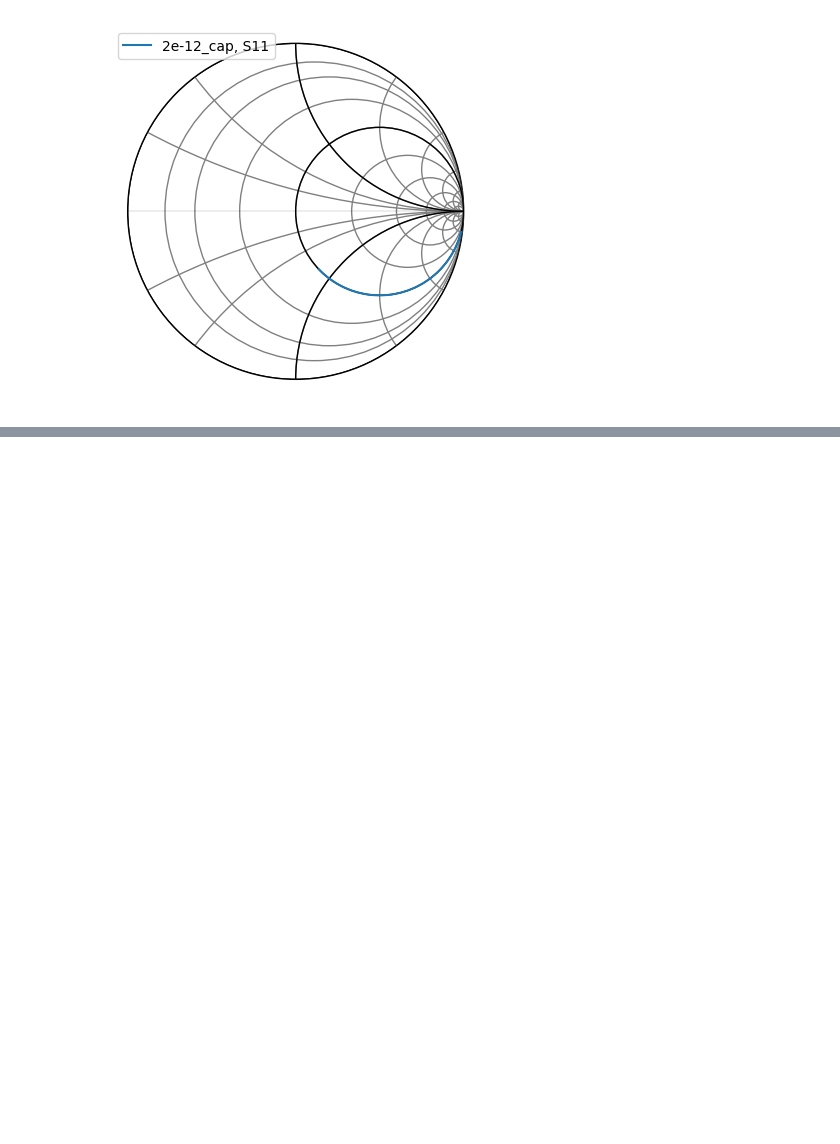
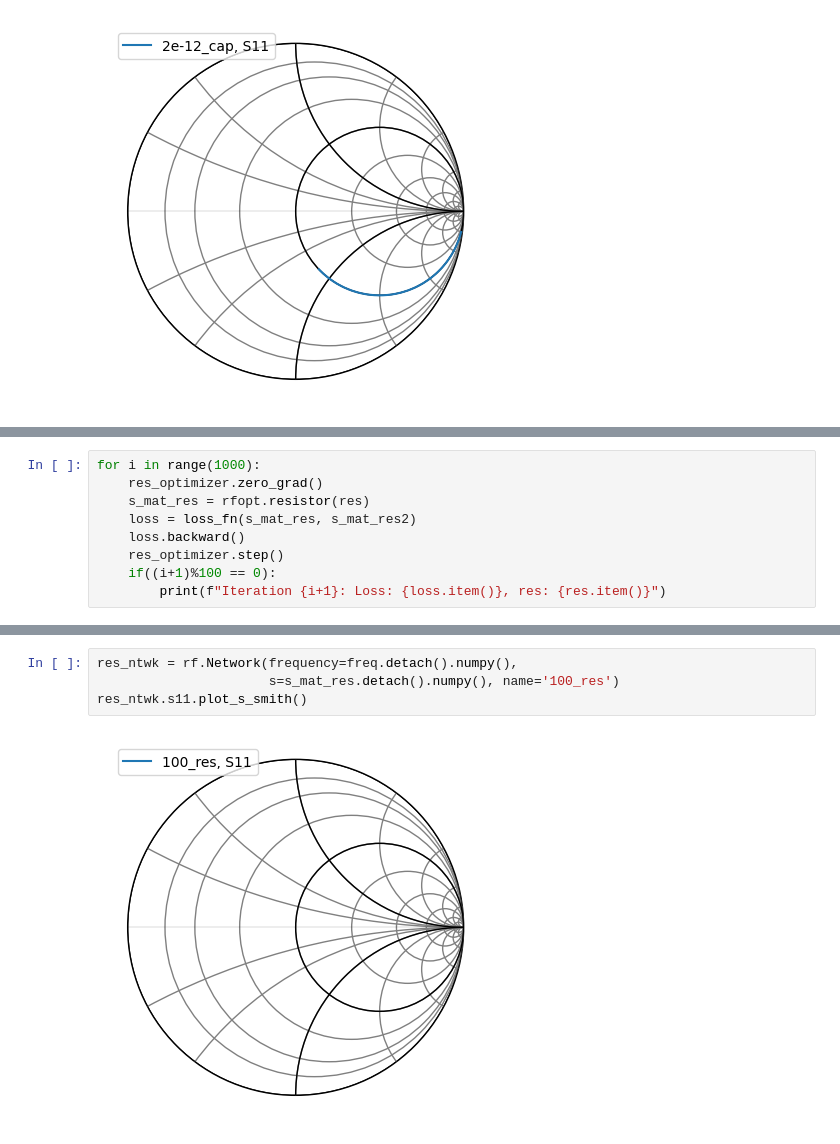
Before and after one commit to jwpen84/RFCircuitAIOptimizer, a Jupyter notebook: Optimizer_RFSample.ipynb, the cells around one changed output, grey strips where cells are left out. Drawn from its saved outputs; the diff is of its cells as text; blank space fills up the shorter version.

```diff
--- a/Optimizer_RFSample.ipynb
+++ b/Optimizer_RFSample.ipynb
@@ -58,0 +105,9 @@ cap_ntwk.s11.plot_s_smith(label='DefinedGammaZ0 Capacitor')
+# %%
+for i in range(1000):
+    res_optimizer.zero_grad()
+    s_mat_res = rfopt.resistor(res)
+    loss = loss_fn(s_mat_res, s_mat_res2)
+    loss.backward()
+    res_optimizer.step()
+    if((i+1)%100 == 0):
+        print(f"Iteration {i+1}: Loss: {loss.item()}, res: {res.item()}")
@@ -58,0 +125,6 @@ cap_ntwk.s11.plot_s_smith(label='DefinedGammaZ0 Capacitor')
+# %%
+res_ntwk = rf.Network(frequency=freq.detach().numpy(),
+                      s=s_mat_res.detach().numpy(), name='100_res')
+res_ntwk.s11.plot_s_smith()
+# %% [output]
+[figure, added]
```
Also changed, not shown: parts of 8 cells of this notebook, 2 other files.
